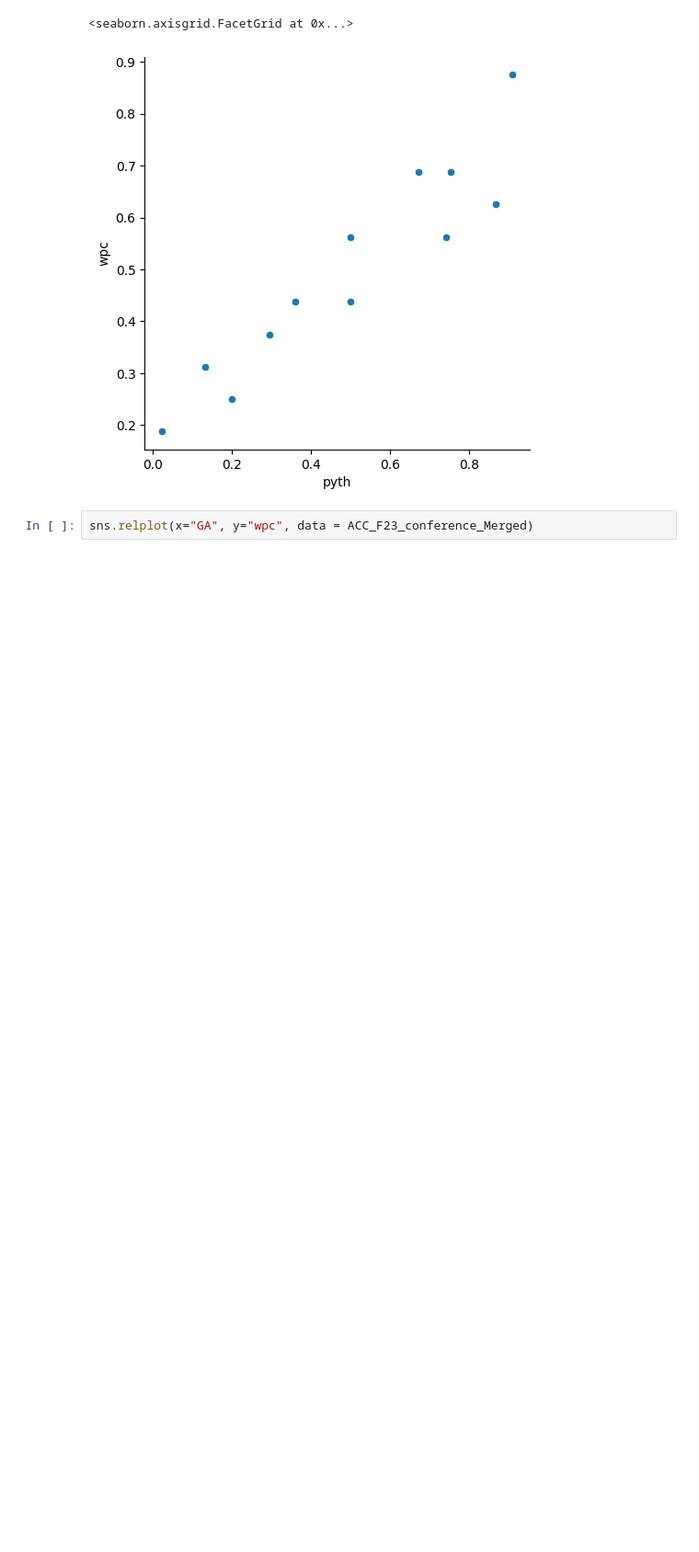
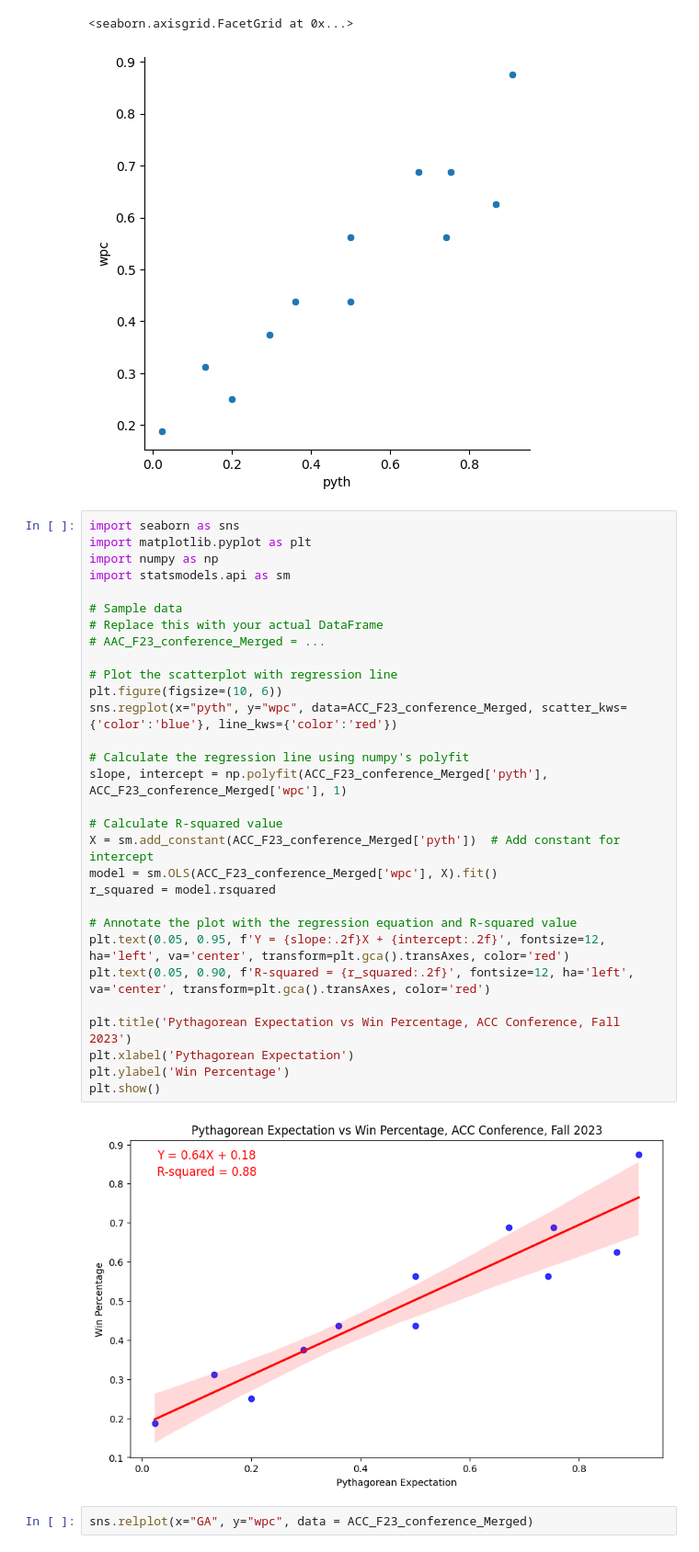
Before and after one commit to AimanFariz/Soccer-Analytics, a Jupyter notebook: NCAA_D1_F23_ACC.ipynb, the cells around one changed output. Shown at 92% size. Saved outputs shown, nothing was run; the diff lists cells and outputs as text; blank space fills up the shorter version.

Commit message:
added pyth vs wpc

```diff
--- a/NCAA_D1_F23_ACC.ipynb
+++ b/NCAA_D1_F23_ACC.ipynb
@@ -162,6 +162,38 @@ sns.relplot(x="pyth", y="wpc", data = ACC_F23_conference_Merged)
 # %% [output]
 <seaborn.axisgrid.FacetGrid at 0x...>
 [figure]
+# %%
+import seaborn as sns
+import matplotlib.pyplot as plt
+import numpy as np
+import statsmodels.api as sm
+
+# Sample data
+# Replace this with your actual DataFrame
+# AAC_F23_conference_Merged = ...
+
+# Plot the scatterplot with regression line
+plt.figure(figsize=(10, 6))
+sns.regplot(x="pyth", y="wpc", data=ACC_F23_conference_Merged, scatter_kws={'color':'blue'}, line_kws={'color':'red'})
+
+# Calculate the regression line using numpy's polyfit
+slope, intercept = np.polyfit(ACC_F23_conference_Merged['pyth'], ACC_F23_conference_Merged['wpc'], 1)
+
+# Calculate R-squared value
+X = sm.add_constant(ACC_F23_conference_Merged['pyth'])  # Add constant for intercept
+model = sm.OLS(ACC_F23_conference_Merged['wpc'], X).fit()
+r_squared = model.rsquared
+
+# Annotate the plot with the regression equation and R-squared value
+plt.text(0.05, 0.95, f'Y = {slope:.2f}X + {intercept:.2f}', fontsize=12, ha='left', va='center', transform=plt.gca().transAxes, color='red')
+plt.text(0.05, 0.90, f'R-squared = {r_squared:.2f}', fontsize=12, ha='left', va='center', transform=plt.gca().transAxes, color='red')
+
+plt.title('Pythagorean Expectation vs Win Percentage, ACC Conference, Fall 2023')
+plt.xlabel('Pythagorean Expectation')
+plt.ylabel('Win Percentage')
+plt.show()
+# %% [output]
+[figure, added]
 # %%
 sns.relplot(x="GA", y="wpc", data = ACC_F23_conference_Merged)
 # %% [output]
```
Also changed, not shown: parts of 3 cells of this notebook.
